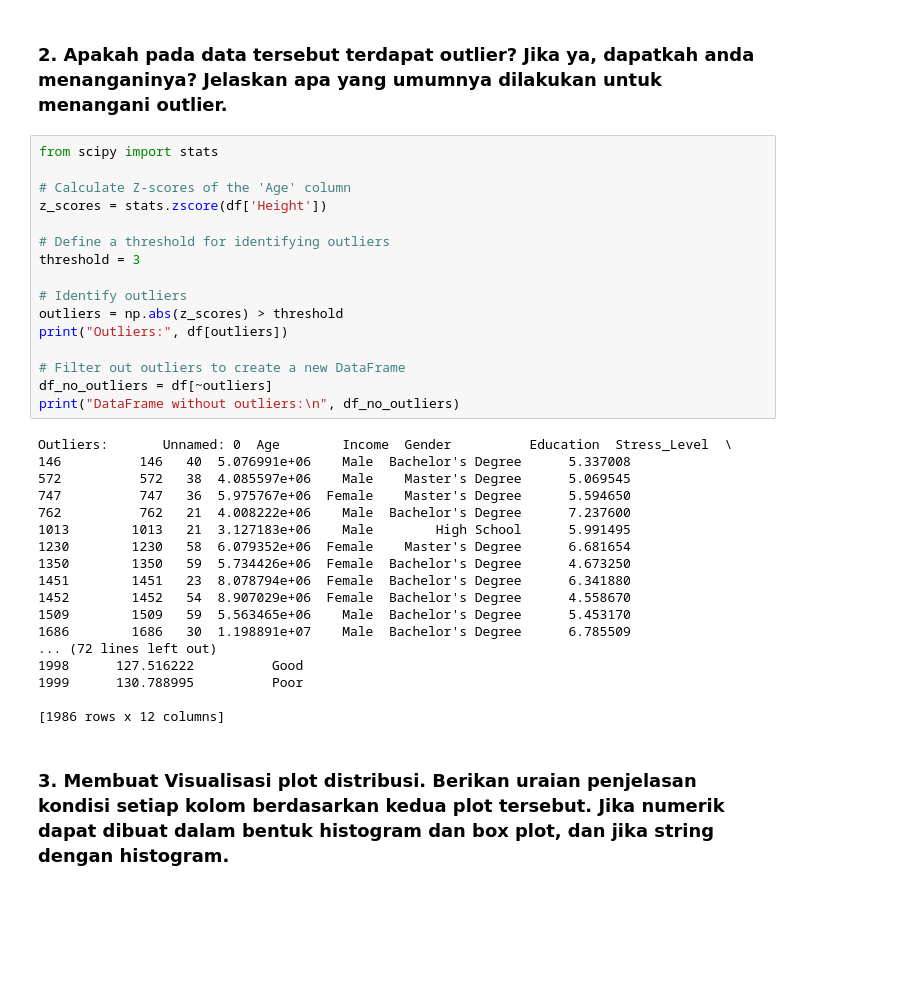
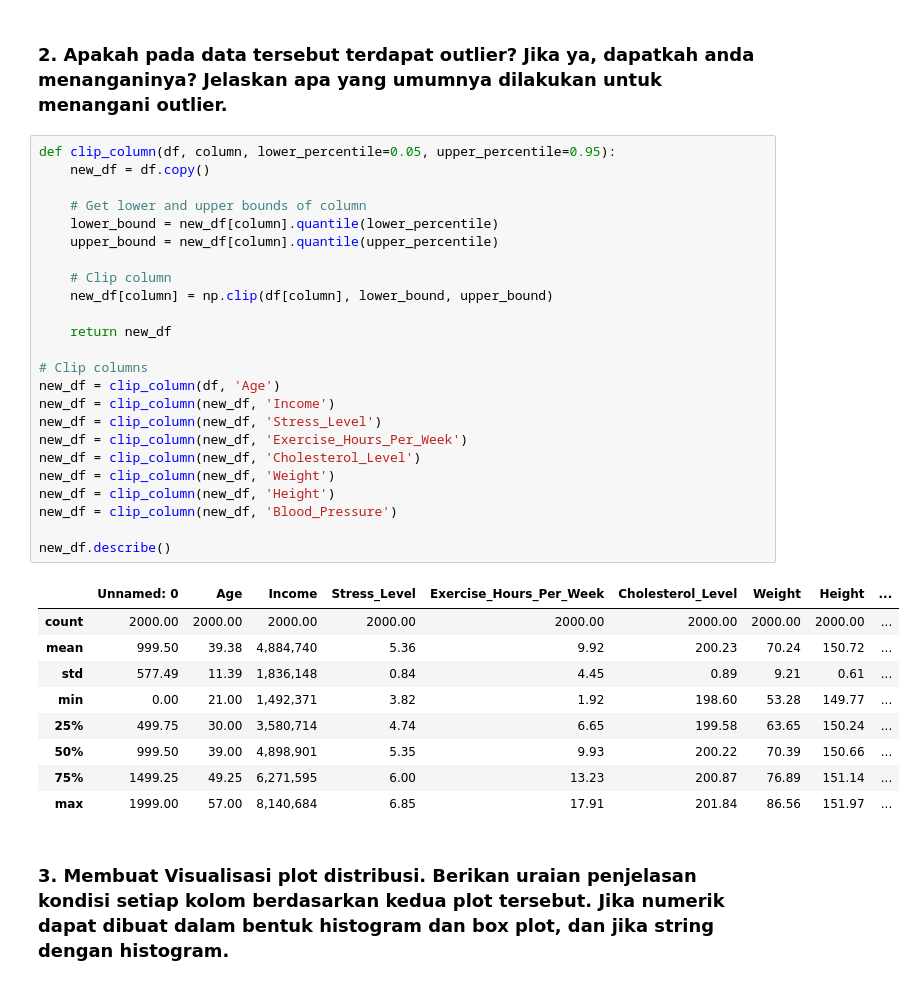
Before and after one commit to trimonuter/IF2220_HealthDatasetAnalysis, a Jupyter notebook: anal.ipynb, the cells around one changed output. Drawn from its saved outputs; the diff is of its cells as text; blank space fills up the shorter version.

Commit message:
feat: handle outliers

```diff
--- a/tubes.ipynb
+++ b/anal.ipynb
@@ -50,39 +60,39 @@ df.describe()
 # %% [markdown]
 ### 2. Apakah pada data tersebut terdapat outlier? Jika ya, dapatkah anda menanganinya? Jelaskan apa yang umumnya dilakukan untuk menangani outlier.
-# %%
-from scipy import stats
-
-# Calculate Z-scores of the 'Age' column
-z_scores = stats.zscore(df['Height'])
-
-# Define a threshold for identifying outliers
-threshold = 3
-
-# Identify outliers
-outliers = np.abs(z_scores) > threshold
-print("Outliers:", df[outliers])
-
-# Filter out outliers to create a new DataFrame
-df_no_outliers = df[~outliers]
-print("DataFrame without outliers:\n", df_no_outliers)
-# %% [output]
-Outliers:       Unnamed: 0  Age        Income  Gender          Education  Stress_Level  \
-146          146   40  5.076991e+06    Male  Bachelor's Degree      5.337008
-572          572   38  4.085597e+06    Male    Master's Degree      5.069545
-747          747   36  5.975767e+06  Female    Master's Degree      5.594650
-762          762   21  4.008222e+06    Male  Bachelor's Degree      7.237600
-1013        1013   21  3.127183e+06    Male        High School      5.991495
-1230        1230   58  6.079352e+06  Female    Master's Degree      6.681654
-1350        1350   59  5.734426e+06  Female  Bachelor's Degree      4.673250
-1451        1451   23  8.078794e+06  Female  Bachelor's Degree      6.341880
-1452        1452   54  8.907029e+06  Female  Bachelor's Degree      4.558670
-1509        1509   59  5.563465e+06    Male  Bachelor's Degree      5.453170
-1686        1686   30  1.198891e+07    Male  Bachelor's Degree      6.785509
-... (72 lines left out)
-1998      127.516222          Good
-1999      130.788995          Poor
-
-[1986 rows x 12 columns]
+# %%
+def clip_column(df, column, lower_percentile=0.05, upper_percentile=0.95):
+    new_df = df.copy()
+
+    # Get lower and upper bounds of column
+    lower_bound = new_df[column].quantile(lower_percentile)
+    upper_bound = new_df[column].quantile(upper_percentile)
+
+    # Clip column
+    new_df[column] = np.clip(df[column], lower_bound, upper_bound)
+
+    return new_df
+
+# Clip columns
+new_df = clip_column(df, 'Age')
+new_df = clip_column(new_df, 'Income')
+new_df = clip_column(new_df, 'Stress_Level')
+new_df = clip_column(new_df, 'Exercise_Hours_Per_Week')
+new_df = clip_column(new_df, 'Cholesterol_Level')
+new_df = clip_column(new_df, 'Weight')
+new_df = clip_column(new_df, 'Height')
+new_df = clip_column(new_df, 'Blood_Pressure')
+
+new_df.describe()
+# %% [output]
+|  | Unnamed: 0 | Age | Income | Stress_Level | Exercise_Hours_Per_Week | Cholesterol_Level | Weight | Height | ... |
+| count | 2000.00 | 2000.00 | 2000.00 | 2000.00 | 2000.00 | 2000.00 | 2000.00 | 2000.00 | ... |
+| mean | 999.50 | 39.38 | 4,884,740 | 5.36 | 9.92 | 200.23 | 70.24 | 150.72 | ... |
+| std | 577.49 | 11.39 | 1,836,148 | 0.84 | 4.45 | 0.89 | 9.21 | 0.61 | ... |
+| min | 0.00 | 21.00 | 1,492,371 | 3.82 | 1.92 | 198.60 | 53.28 | 149.77 | ... |
+| 25% | 499.75 | 30.00 | 3,580,714 | 4.74 | 6.65 | 199.58 | 63.65 | 150.24 | ... |
+| 50% | 999.50 | 39.00 | 4,898,901 | 5.35 | 9.93 | 200.22 | 70.39 | 150.66 | ... |
+| 75% | 1499.25 | 49.25 | 6,271,595 | 6.00 | 13.23 | 200.87 | 76.89 | 151.14 | ... |
+| max | 1999.00 | 57.00 | 8,140,684 | 6.85 | 17.91 | 201.84 | 86.56 | 151.97 | ... |
 # %% [markdown]
 ### 3. Membuat Visualisasi plot distribusi. Berikan uraian penjelasan kondisi setiap kolom berdasarkan kedua plot tersebut. Jika numerik dapat dibuat dalam bentuk histogram dan box plot, dan jika string dengan histogram.
 # %%
```
Also changed, not shown: parts of 3 cells of this notebook.
